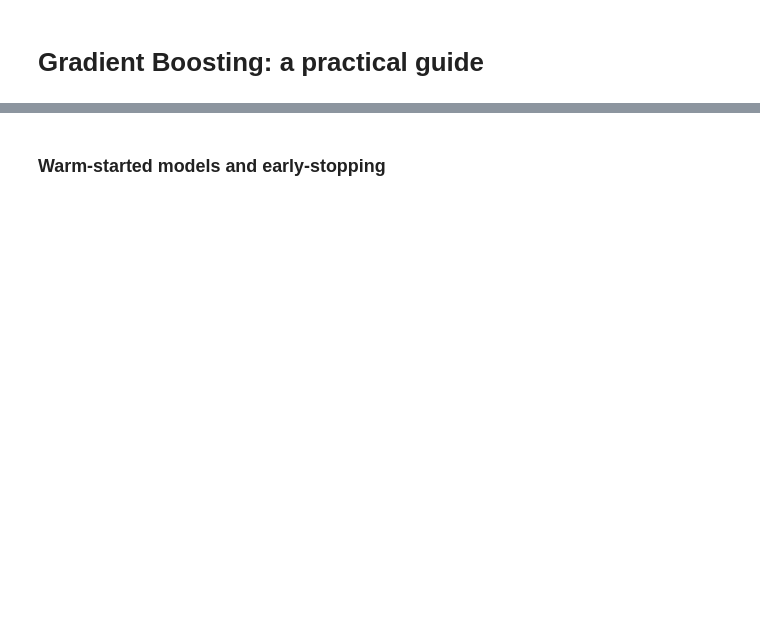
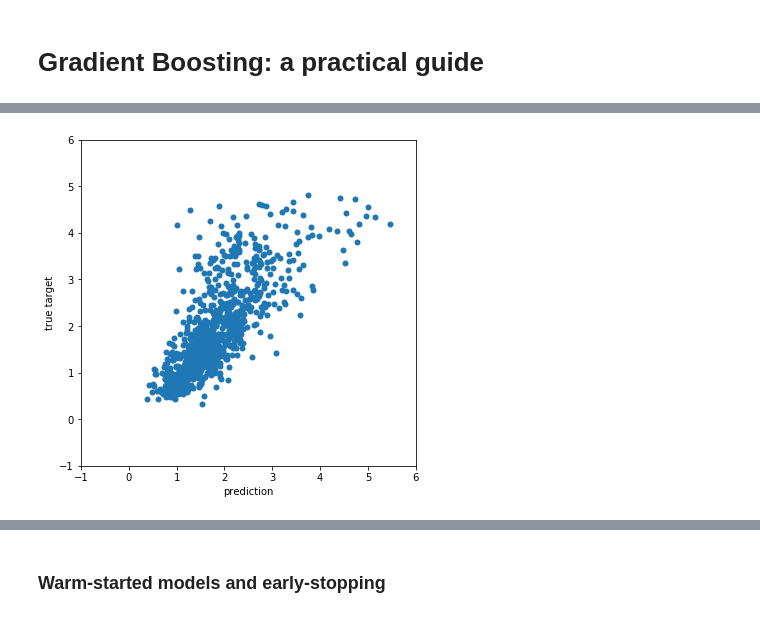
Before and after one commit to ogrisel/notebooks, a Jupyter notebook: sklearn_demos/Gradient Boosting.ipynb, the cells around one changed output, grey strips where cells are left out. Cells and saved outputs as stored; diff of their text form; code cells hidden in the pictures; blank space fills up the shorter version.

```diff
--- a/sklearn_demos/Gradient Boosting.ipynb
+++ b/sklearn_demos/Gradient Boosting.ipynb
@@ -12,0 +89,15 @@ from sklearn.ensemble import GradientBoostingRegressor
+# %%
+%%time
+from sklearn.linear_model import LinearRegression
+from sklearn.preprocessing import StandardScaler
+from sklearn.pipeline import make_pipeline
+
+
+lm2 = make_pipeline(StandardScaler(), LinearRegression())
+lm2.fit(X_train[y_train < 4.9], np.log(y_train[y_train < 4.9]))
+
+print("train error: %0.3f, test error: %0.3f" %
+      (median_absolute_error(y_train[y_train < 4.9],
+                             np.exp(lm2.predict(X_train[y_train < 4.9]))),
+       median_absolute_error(y_test[y_test < 4.9],
+                             np.exp(lm2.predict(X_test[y_test < 4.9])))))
@@ -12,0 +108,6 @@ from sklearn.ensemble import GradientBoostingRegressor
+# %%
+scatter_predictions(
+    np.exp(lm2.predict(X_test[y_test < 4.9])),
+    y_test[y_test < 4.9])
+# %% [output]
+[figure, added]
```
Also changed, not shown: parts of 60 cells of this notebook.
